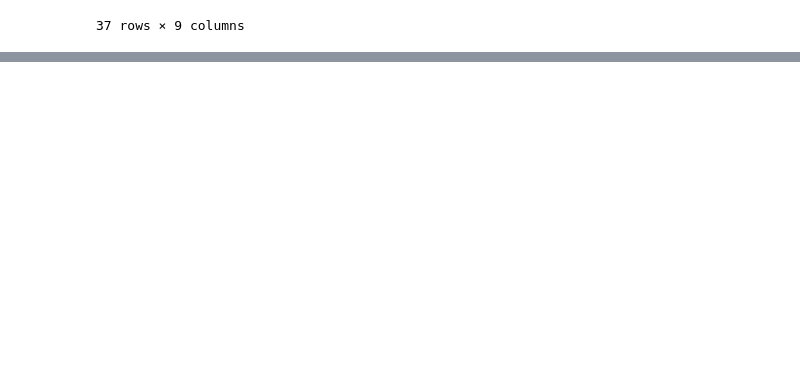
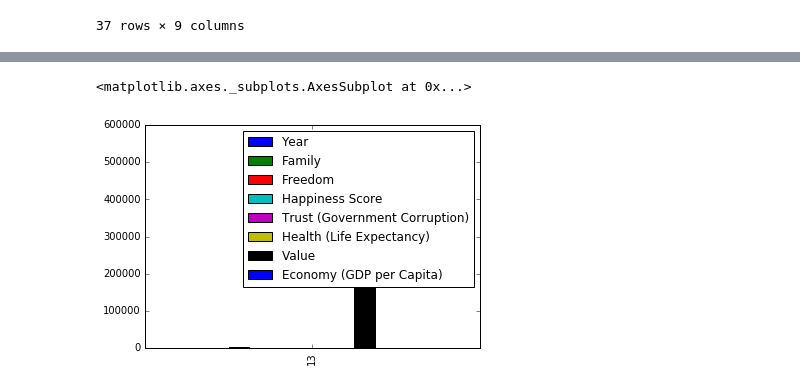
Before and after one commit to UNCG-CSE/World-Refugee-Forecast, a Jupyter notebook: src/Happiness Index.ipynb, the cells around one changed output, grey strips where cells are left out. Saved outputs shown, nothing was run; the diff lists cells and outputs as text; code cells hidden in the pictures; blank space fills up the shorter version.

```diff
--- a/src/Happiness Index.ipynb
+++ b/src/Happiness Index.ipynb
@@ -90,0 +93,5 @@ df_grouped.plot(kind = 'bar')
+# %%
+dfGermany.plot(kind = 'bar')
+# %% [output]
+<matplotlib.axes._subplots.AxesSubplot at 0x...>
+[figure, added]
```
Also changed, not shown: parts of 5 cells of this notebook.
